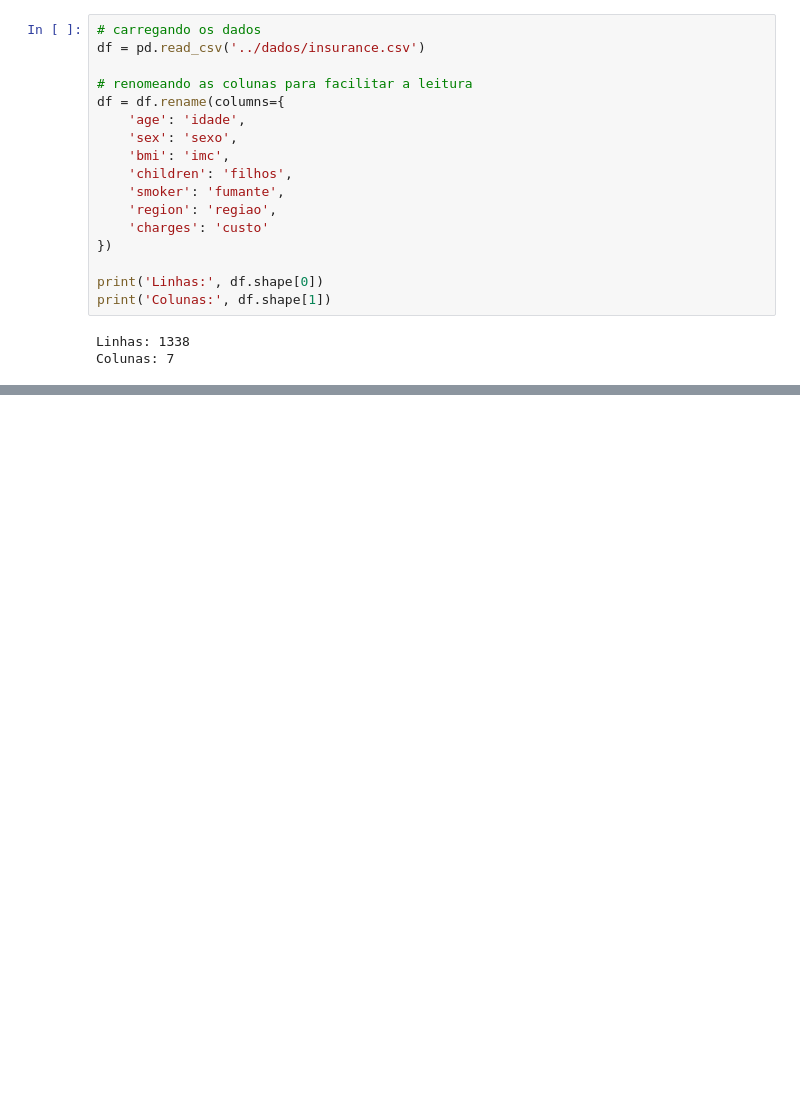
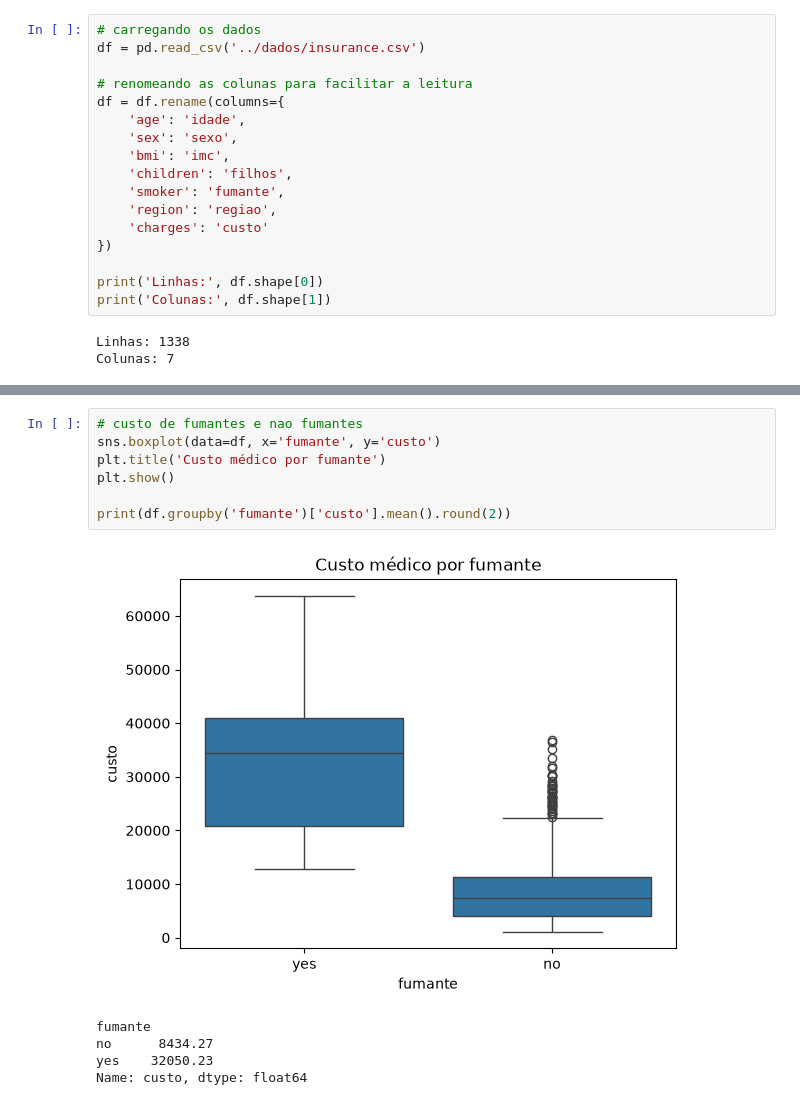
Before and after one commit to JlucasFaria/projeto-ml, a Jupyter notebook: notebooks/06_custo_seguro.ipynb, the cells around one changed output, grey strips where cells are left out. Drawn from its saved outputs; the diff is of its cells as text; blank space fills up the shorter version.

```diff
--- a/notebooks/06_custo_seguro.ipynb
+++ b/notebooks/06_custo_seguro.ipynb
@@ -52,0 +144,13 @@ Colunas: 7
+# %%
+# custo de fumantes e nao fumantes
+sns.boxplot(data=df, x='fumante', y='custo')
+plt.title('Custo médico por fumante')
+plt.show()
+
+print(df.groupby('fumante')['custo'].mean().round(2))
+# %% [output]
+[figure, added]
+fumante
+no      8434.27
+yes    32050.23
+Name: custo, dtype: float64
```
Also changed, not shown: parts of 13 cells of this notebook.
